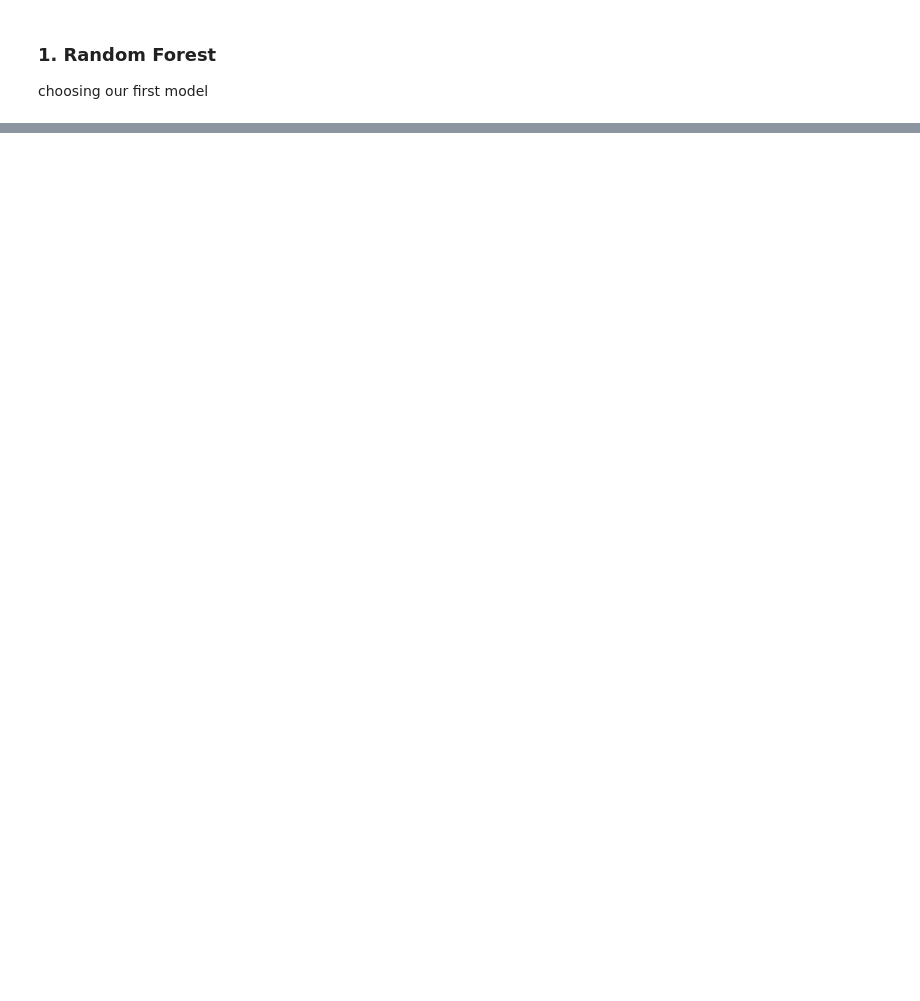
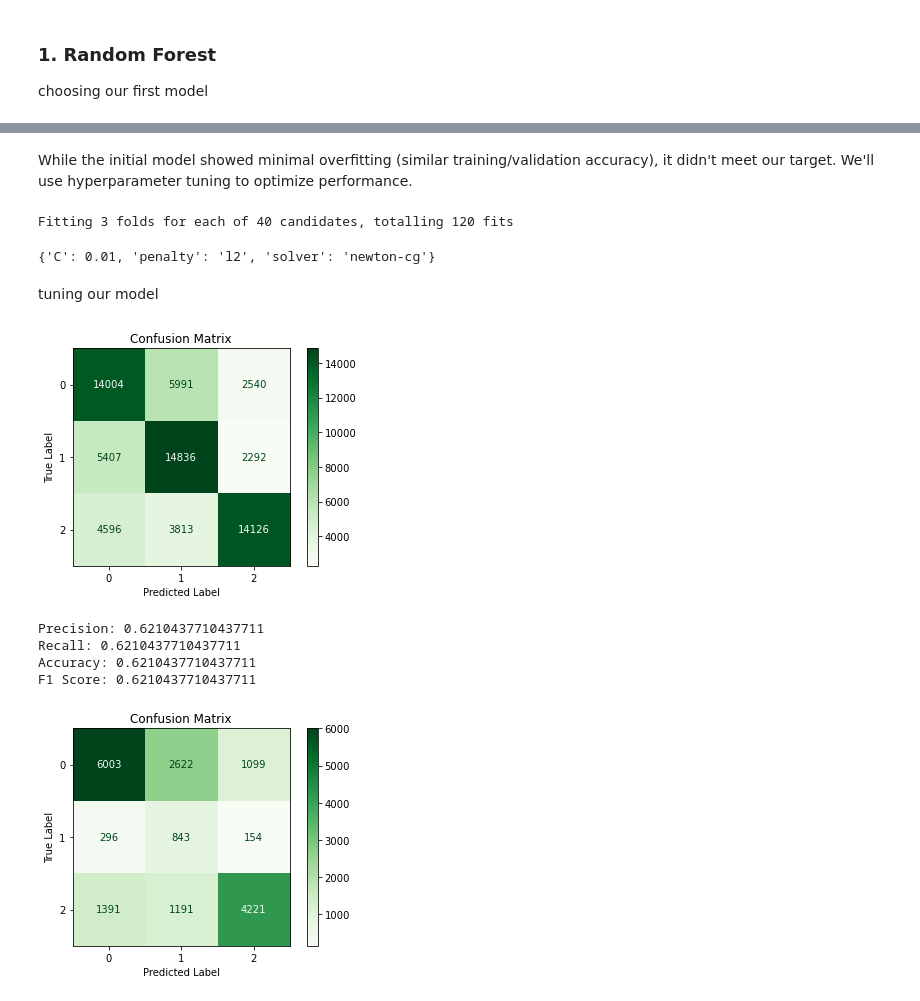
Before and after one commit to Cdasilver29/well-classification-documented, a Jupyter notebook: Technical.ipynb, the cells around one changed output, grey strips where cells are left out. Saved outputs shown, nothing was run; the diff lists cells and outputs as text; code cells hidden in the pictures; blank space fills up the shorter version.

```diff
--- a/Technical.ipynb
+++ b/Technical.ipynb
@@ -1246,3 +1329,9 @@ X_test_processed = preprocessor.transform(X_test)
+# %%
+from imblearn.over_sampling import SMOTE
+# Instantiating smote
+smote = SMOTE()
+# Fitting smote
+X_train_resampled, y_train_resampled = smote.fit_resample(X_train_scaled, y_train_2)
 # %% [markdown]
 ### 1. Random Forest
 choosing our first model
@@ -1274,0 +1491,71 @@ def update_scores(scores_df, Model, y_test, y_hat_test):
+# %% [markdown]
+While the initial model showed minimal overfitting (similar training/validation accuracy), it didn't meet our target. We'll use hyperparameter tuning to optimize performance.
+# %%
+# Creating a parameter grid for logistic regression
+param_grid = [{'penalty' : ['l1', 'l2'],
+               'C' : np.logspace(-2, 2, 10),
+               'solver' : ['lbfgs','newton-cg']}]
+
+# Create a GridSearchCv
+LR_model_clf = GridSearchCV(estimator=LR_model,
+                          param_grid=param_grid,
+                          cv=3, verbose=True, n_jobs=-1)
+
+# Fitting using grid search
+LR_model_clf = LR_model_clf.fit(X_train_resampled, y_train_resampled)
+
+# Getting the best hyperparameters for our logistic regression
+LR_model_clf.best_params_
+# %% [output]
+Fitting 3 folds for each of 40 candidates, totalling 120 fits
+{'C': 0.01, 'penalty': 'l2', 'solver': 'newton-cg'}
+# %% [markdown]
+tuning our model
+# %%
+# Instantiating logistic regression model using the best parameters from the grid search
+LR_model_clf = LogisticRegression(random_state=42, multi_class="multinomial",
+                                  class_weight="balanced",
+                                  C=0.1, penalty="l2", solver="lbfgs")
+
+# Fitting the model
+LR_model_clf.fit(X_train_resampled, y_train_resampled)
+
+# Function that makes y predicted values
+def make_preds(model, split):
+    """ A function that makes predictions"""
+    prediction = model.predict(split)
+    return prediction
+
+
+# Confusion matrix for trainig data
+plot_confusion_matrix(LR_model_clf, X_train_resampled, y_train_resampled, cmap="Greens")
+plt.title("Confusion Matrix")
+plt.xlabel("Predicted Label")
+plt.ylabel("True Label")
+plt.show()
+# Predictions on testing data
+y_pred = LR_model_clf.predict(X_test_scaled)
+
+# Evaluation metrics
+precision = precision_score(y_test_2, y_pred, average='micro')
+recall = recall_score(y_test_2, y_pred, average='micro')
+accuracy = accuracy_score(y_test_2, y_pred)
+f1 = f1_score(y_test_2, y_pred, average='micro')
+
+print("Precision:", precision)
+print("Recall:", recall)
+print("Accuracy:", accuracy)
+print("F1 Score:", f1)
+# Confusion matrix for testing data
+plot_confusion_matrix(LR_model_clf, X_test_scaled, y_test_2, cmap="Greens")
+plt.title("Confusion Matrix")
+plt.xlabel("Predicted Label")
+plt.ylabel("True Label")
+plt.show()
+# %% [output]
+[figure, added]
+Precision: 0.6210437710437711
+Recall: 0.6210437710437711
+Accuracy: 0.6210437710437711
+F1 Score: 0.6210437710437711
+[figure, added]
```
Also changed, not shown: parts of 62 cells of this notebook.
